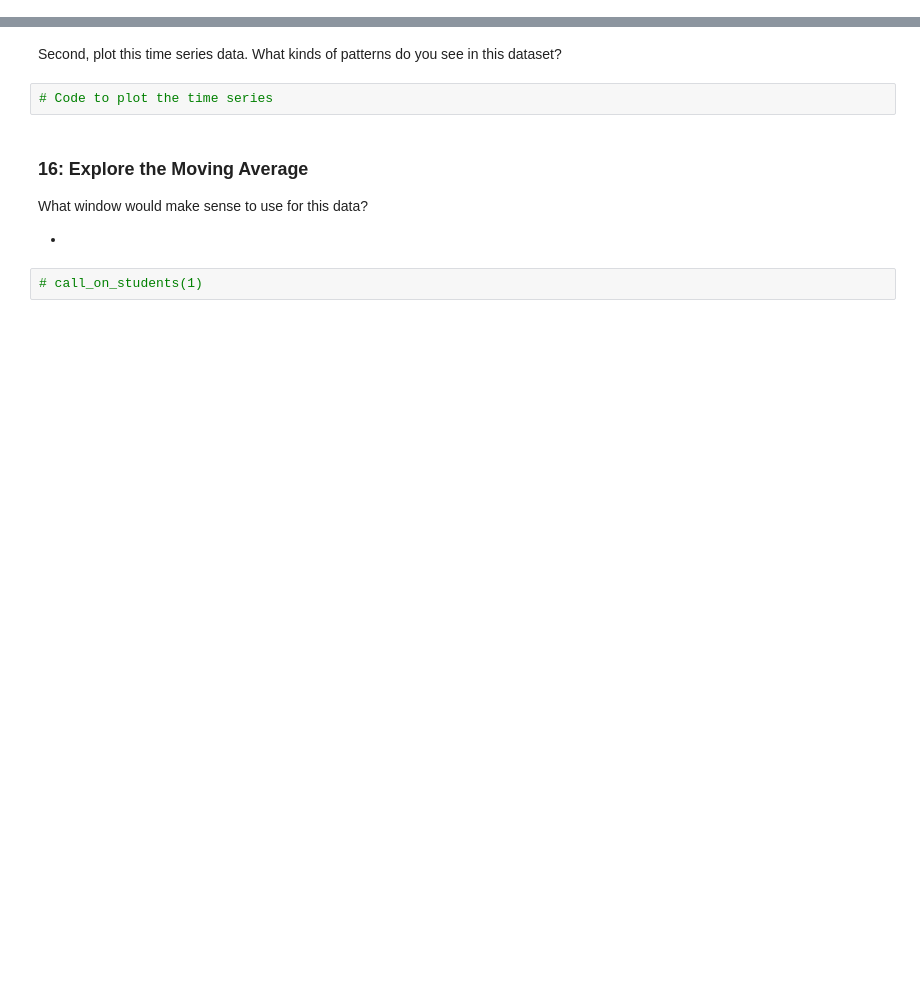
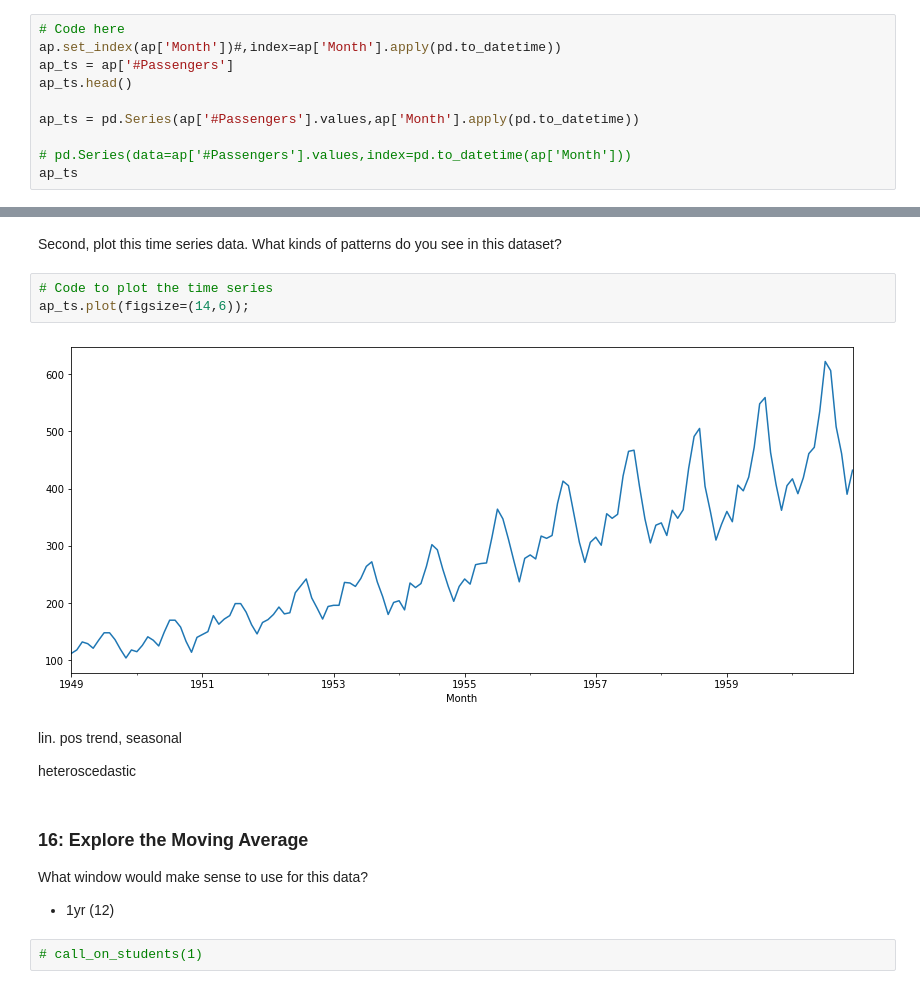
Before and after one commit to ParkedHampster/DS-Live-022023, a Jupyter notebook: Phase4/Lectures/P4-Code-Challenge-Review_blank.ipynb, the cells around one changed output, grey strips where cells are left out. Saved outputs shown, nothing was run; the diff lists cells and outputs as text; blank space fills up the shorter version.

```diff
--- a/Phase4/Lectures/P4-Code-Challenge-Review_blank.ipynb
+++ b/Phase4/Lectures/P4-Code-Challenge-Review_blank.ipynb
@@ -225,0 +304,10 @@ What steps do we need to take to preprocess our data effectively?
+# %%
+# Code here
+ap.set_index(ap['Month'])#,index=ap['Month'].apply(pd.to_datetime))
+ap_ts = ap['#Passengers']
+ap_ts.head()
+
+ap_ts = pd.Series(ap['#Passengers'].values,ap['Month'].apply(pd.to_datetime))
+
+# pd.Series(data=ap['#Passengers'].values,index=pd.to_datetime(ap['Month']))
+ap_ts
@@ -235,12 +346,19 @@ First: what kinds of patterns can one find in time series data?
 Second, plot this time series data. What kinds of patterns do you see in this dataset?
 # %%
 # Code to plot the time series
+ap_ts.plot(figsize=(14,6));
+# %% [output]
+[figure, added]
+# %% [markdown]
+lin. pos trend, seasonal
+
+heteroscedastic
 # %% [markdown]
 ### 16: Explore the Moving Average
 
 What window would make sense to use for this data?
 
--
+- 1yr (12)
 # %%
 # call_on_students(1)
 # %%
```
Also changed, not shown: parts of 59 cells of this notebook, 1 other file.
